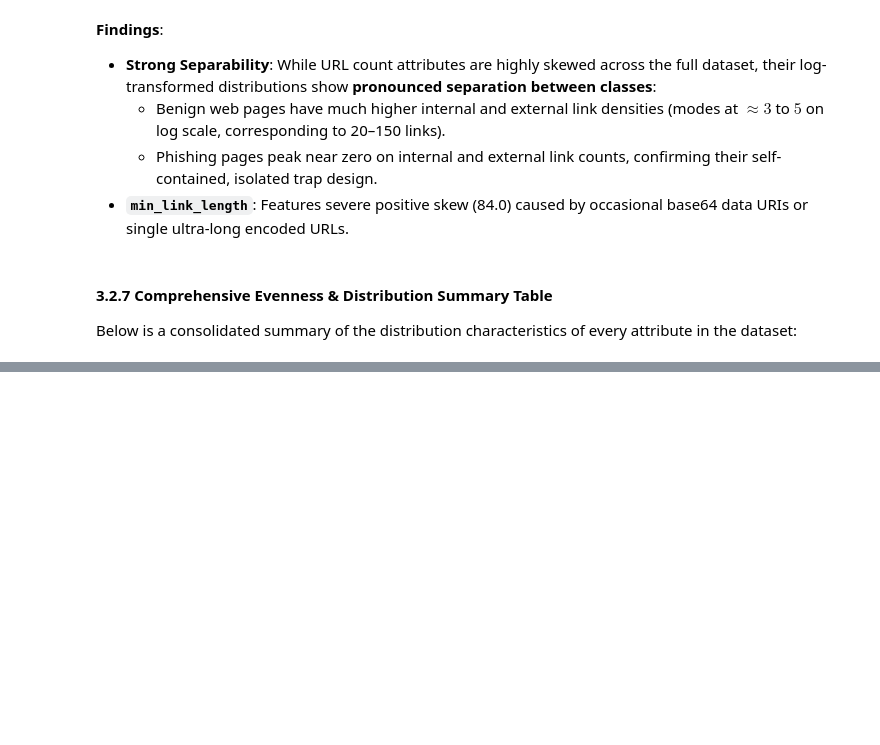
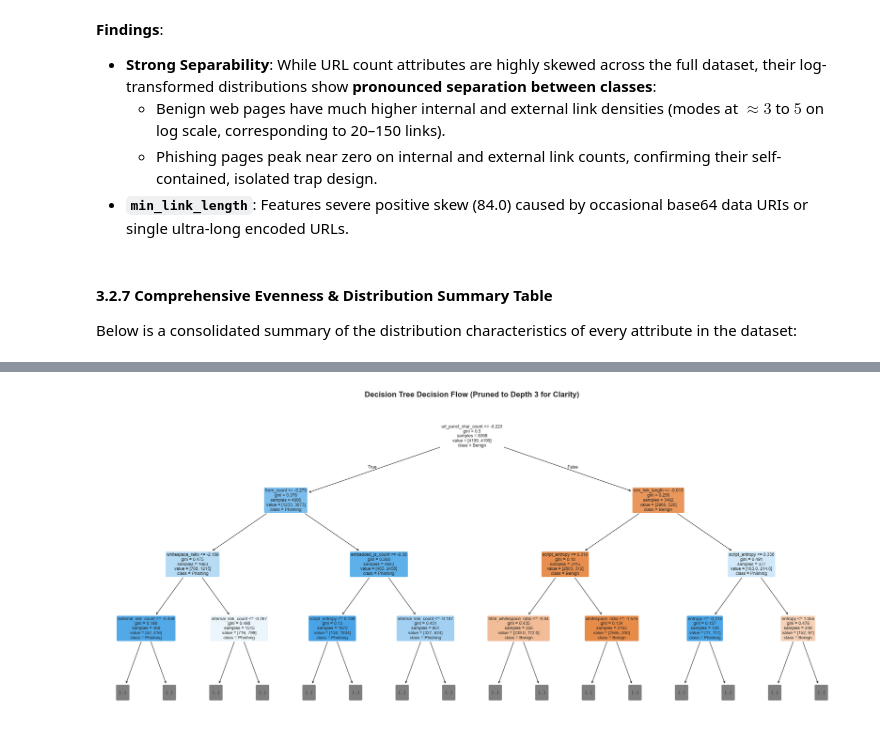
Before and after one commit to ChaiWork/ExplainPhish, a Jupyter notebook: googleCollab/explainPhish.ipynb, the cells around one changed output, grey strips where cells are left out. Drawn from its saved outputs; the diff is of its cells as text; code cells hidden in the pictures; blank space fills up the shorter version.

```diff
--- a/googleCollab/explainPhish.ipynb
+++ b/googleCollab/explainPhish.ipynb
@@ -673,0 +779,11 @@ HTML Data Overview, Feature Visualization, and Preparation are complete!
+# %%
+# Model 2: Random Forest
+rf = RandomForestClassifier(random_state=0, max_depth=10, n_estimators=150)
+rf.fit(X_train, y_train)
+
+rf_train_pred = rf.predict_proba(X_train)[:, 1]
+rf_valid_pred = rf.predict_proba(X_valid)[:, 1]
+
+print("--- Random Forest ---")
+print(f"Train Score (ROC-AUC): {roc_auc_score(y_train, rf_train_pred):.4f}")
+print(f"Valid Score (ROC-AUC): {roc_auc_score(y_valid, rf_valid_pred):.4f}")
@@ -673,0 +794,11 @@ HTML Data Overview, Feature Visualization, and Preparation are complete!
+# %%
+# Model 3: Decision Tree
+dt = DecisionTreeClassifier(random_state=0, max_depth=8)
+dt.fit(X_train, y_train)
+
+dt_train_pred = dt.predict_proba(X_train)[:, 1]
+dt_valid_pred = dt.predict_proba(X_valid)[:, 1]
+
+print("--- Decision Tree ---")
+print(f"Train Score (ROC-AUC): {roc_auc_score(y_train, dt_train_pred):.4f}")
+print(f"Valid Score (ROC-AUC): {roc_auc_score(y_valid, dt_valid_pred):.4f}")
@@ -673,0 +859,18 @@ HTML Data Overview, Feature Visualization, and Preparation are complete!
+# %%
+# Decision Tree Structure Graph
+fig, ax = plt.subplots(figsize=(22, 10))
+plot_tree(
+    dt,
+    max_depth=3,
+    feature_names=use_features,
+    class_names=["Benign", "Phishing"],
+    filled=True,
+    rounded=True,
+    fontsize=9,
+    ax=ax
+)
+ax.set_title("Decision Tree Decision Flow (Pruned to Depth 3 for Clarity)", fontsize=16, fontweight="bold", pad=15)
+plt.tight_layout()
+plt.show()
+# %% [output]
+[figure, added]
```
Also changed, not shown: parts of 63 cells of this notebook, 20 other files.
